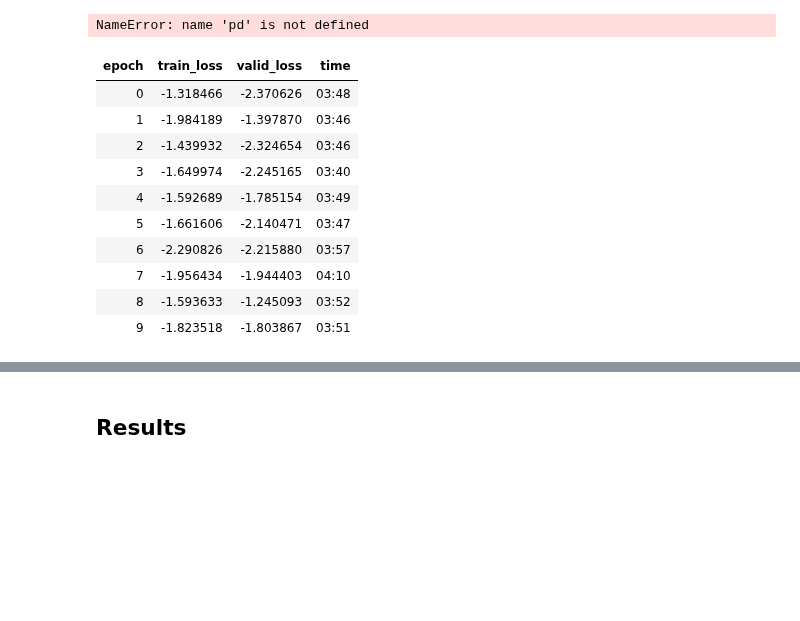
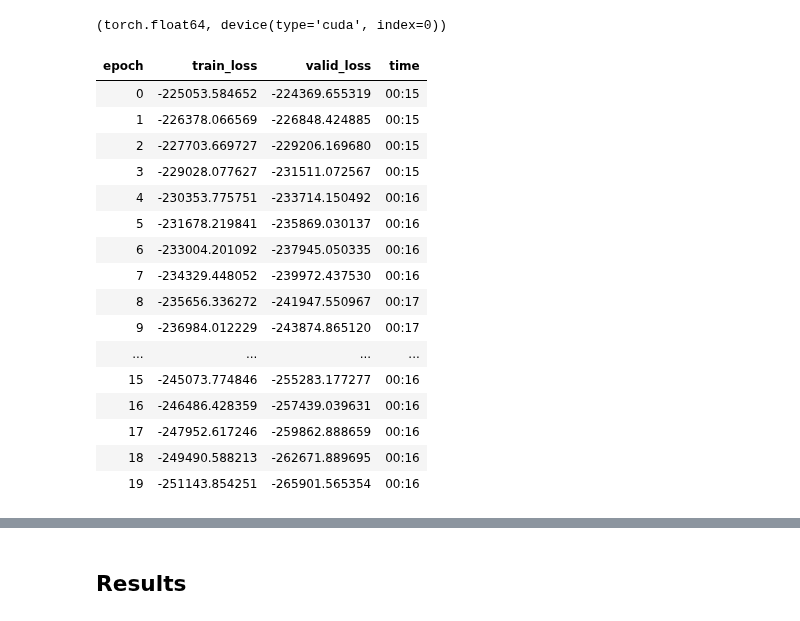
Before and after one commit to mone27/meteo_imp, a Jupyter notebook: analysis/kalman/kalman_fastai.ipynb, the cells around one changed output, grey strips where cells are left out. Drawn from its saved outputs; the diff is of its cells as text; code cells hidden in the pictures; blank space fills up the shorter version.

```diff
--- a/analysis/kalman/kalman_fastai.ipynb
+++ b/analysis/kalman/kalman_fastai.ipynb
@@ -23,2 +22,2 @@ hai = load_data()
 # %%
-model = KalmanFilter(n_dim_state = hai.shape[1], n_dim_obs=hai.shape[1])
+model = KalmanFilter.init_random(n_dim_state = hai64.shape[1], n_dim_obs=hai64.shape[1], dtype=torch.float64).cuda()
@@ -35,25 +24,33 @@ tensor([[0.1000, 0.0000, 0.0000],
+# %%
+model.use_smooth = False
 # %%
-dls = make_dataloader(hai, 200, 10, bs=1)
+dls = make_dataloader(hai64[:5*20_000], block_len=200, gap_len=0, bs=100) # about 5 year of data
+# %%
+dls.one_batch()[0][0].dtype, dls.one_batch()[0][0].device
+# %% [output]
+(torch.float64, device(type='cuda', index=0))
 # %%
-learn = Learner(dls, model, loss_func=imp_ll_loss, cbs=[ShowGraphCallback, Float64Callback])
+learn = Learner(dls, model, loss_func=KalmanLoss(only_gap=False), cbs=[Float64Callback])
-# %%
-posdef_log = pd.DataFrame()
-# %% [output]
-NameError: name 'pd' is not defined
 # %%
-learn.fit(10, 1e-2)
+learn.fit(20, 3e-2)
 # %% [output]
 | epoch | train_loss | valid_loss | time |
-| 0 | -1.318466 | -2.370626 | 03:48 |
-| 1 | -1.984189 | -1.397870 | 03:46 |
-| 2 | -1.439932 | -2.324654 | 03:46 |
-| 3 | -1.649974 | -2.245165 | 03:40 |
-| 4 | -1.592689 | -1.785154 | 03:49 |
-| 5 | -1.661606 | -2.140471 | 03:47 |
-| 6 | -2.290826 | -2.215880 | 03:57 |
-| 7 | -1.956434 | -1.944403 | 04:10 |
-| 8 | -1.593633 | -1.245093 | 03:52 |
-| 9 | -1.823518 | -1.803867 | 03:51 |
+| 0 | -225053.584652 | -224369.655319 | 00:15 |
+| 1 | -226378.066569 | -226848.424885 | 00:15 |
+| 2 | -227703.669727 | -229206.169680 | 00:15 |
+| 3 | -229028.077627 | -231511.072567 | 00:15 |
+| 4 | -230353.775751 | -233714.150492 | 00:16 |
+| 5 | -231678.219841 | -235869.030137 | 00:16 |
+| 6 | -233004.201092 | -237945.050335 | 00:16 |
+| 7 | -234329.448052 | -239972.437530 | 00:16 |
+| 8 | -235656.336272 | -241947.550967 | 00:17 |
+| 9 | -236984.012229 | -243874.865120 | 00:17 |
+| ... | ... | ... | ... |
+| 15 | -245073.774846 | -255283.177277 | 00:16 |
+| 16 | -246486.428359 | -257439.039631 | 00:16 |
+| 17 | -247952.617246 | -259862.888659 | 00:16 |
+| 18 | -249490.588213 | -262671.889695 | 00:16 |
+| 19 | -251143.854251 | -265901.565354 | 00:16 |
 # %%
 learn.recorder.plot_loss()
 # %% [output]
```
Also changed, not shown: parts of 16 cells of this notebook, 9 other files.
